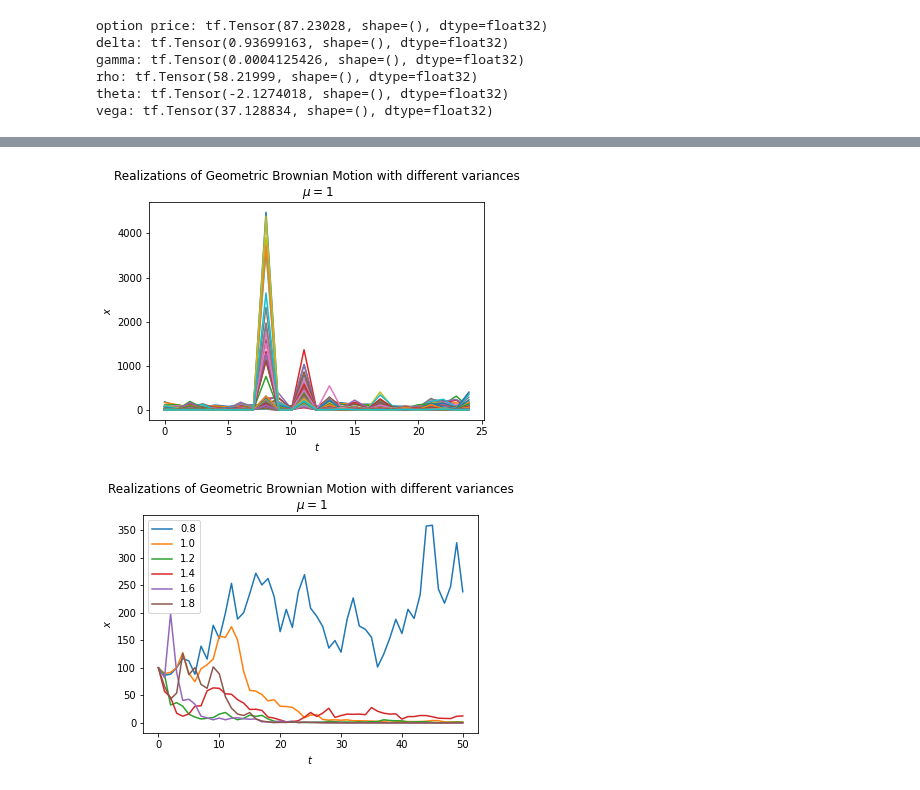
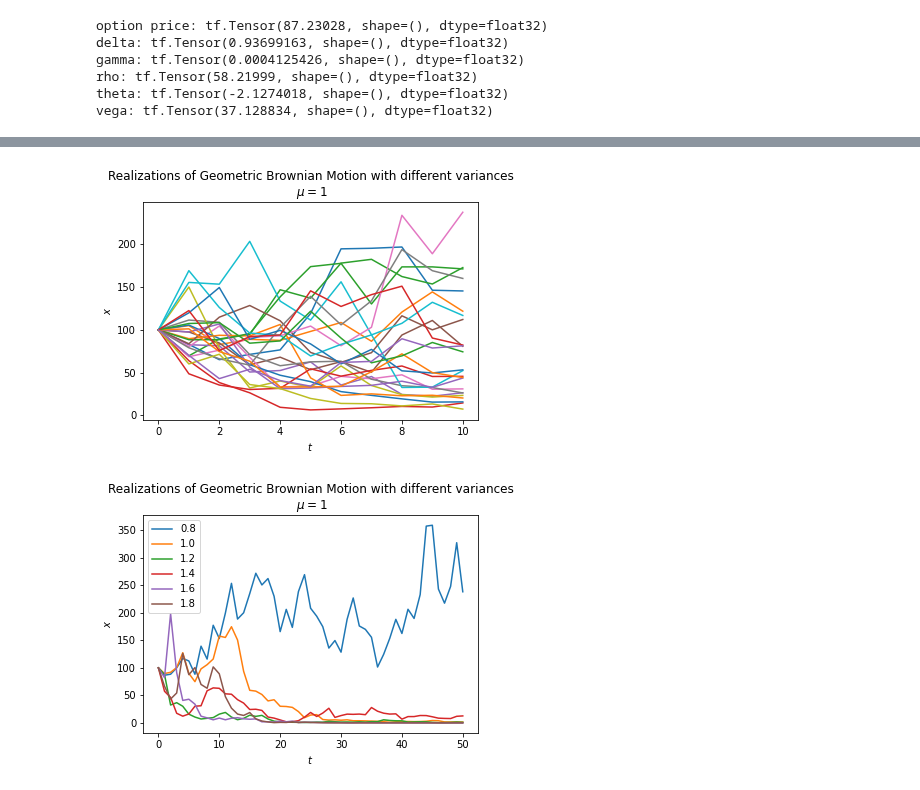
Before and after one commit to RoetGer/decisions-under-uncertainty, a Jupyter notebook: deep_hedging.ipynb, the cells around one changed output, grey strips where cells are left out. Cells and saved outputs as stored; diff of their text form; code cells hidden in the pictures.

Commit message:
Add sampler for geometric brownian motion.

```diff
--- a/deep_hedging.ipynb
+++ b/deep_hedging.ipynb
@@ -73,3 +74,30 @@ gamma: tf.Tensor(0.0004125426, shape=(), dtype=float32)
 rho: tf.Tensor(58.21999, shape=(), dtype=float32)
 theta: tf.Tensor(-2.1274018, shape=(), dtype=float32)
 vega: tf.Tensor(37.128834, shape=(), dtype=float32)
+# %%
+def sample_geom_bm(n, length, S=1., mu=0., sigma=1., dt=0.1):
+    log_diffs = (mu - 0.5*sigma**2)*dt \
+      + sigma*tf.random.normal(shape=(n, length), mean=mu, stddev=tf.sqrt(dt))
+
+    diffs = tf.concat([tf.ones(shape=(n, 1)), tf.exp(log_diffs)], axis=1)
+    samples = S*tf.math.cumprod(diffs, axis=1)
+
+    return samples#tf.concat([S, samples], axis=0)
+
+'''
+mu = 1
+n = 50
+dt = 0.1
+x0 = 100
+np.random.seed(1)
+
+sigma = np.arange(0.8, 2, 0.2)
+
+x = np.exp(
+    (mu - sigma ** 2 / 2) * dt
+    + sigma * np.random.normal(0, np.sqrt(dt), size=(len(sigma), n)).T
+)
+x = np.vstack([np.ones(len(sigma)), x])
+x = x0 * x.cumprod(axis=0)
+'''
+s = sample_geom_bm(100, 10)
@@ -76,16 +125,17 @@ vega: tf.Tensor(37.128834, shape=(), dtype=float32)
 # %%
-x = sample_geom_brownian_motion(25, 100, dt=0.1)
+import matplotlib.pyplot as plt
 
+x = tf.transpose(sample_geom_bm(25, 10))
 plt.plot(100*x)
 #plt.legend(np.round(sigma, 2))
 plt.xlabel("$t$")
 plt.ylabel("$x$")
 plt.title(
     "Realizations of Geometric Brownian Motion with different variances\n $\mu=1$"
 )
 plt.show()
 # %% [output]
-[figure, old version]
+[figure, new version]
 # %%
 import numpy as np
 import matplotlib.pyplot as plt
```
Also changed, not shown: parts of 3 cells of this notebook.
